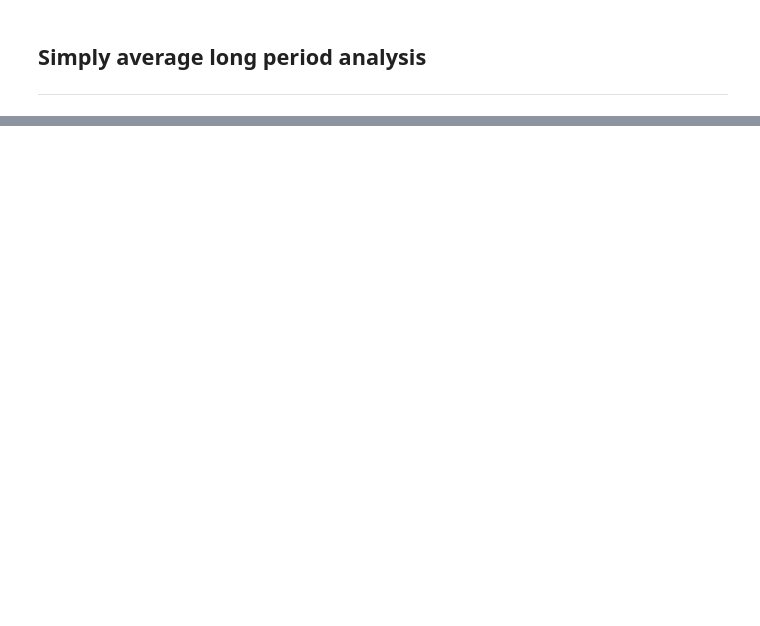
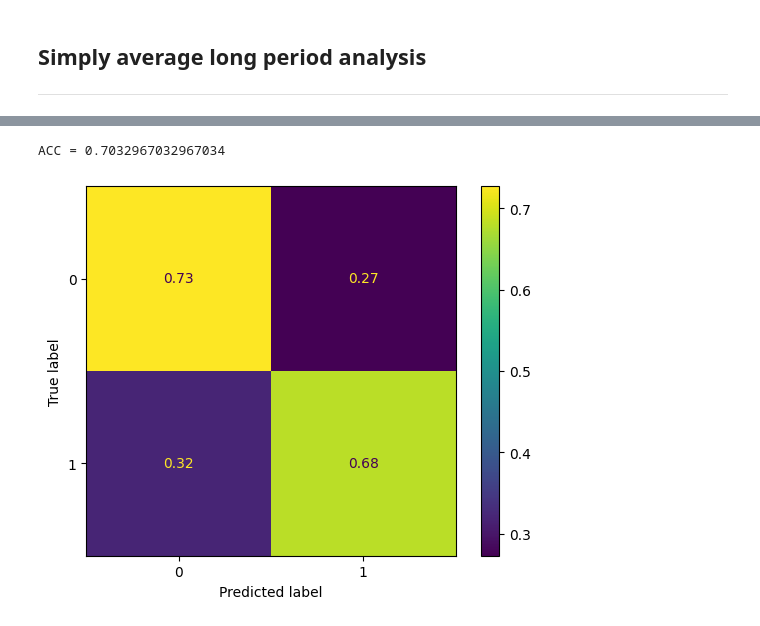
Before and after one commit to antonibezdzietny/FinancialReportsImpact, a Jupyter notebook: analysis/longPeriodAnalysis.ipynb, the cells around one changed output, grey strips where cells are left out. Cells and saved outputs as stored; diff of their text form; code cells hidden in the pictures; blank space fills up the shorter version.

```diff
--- a/analysis/longPeriodAnalysis.ipynb
+++ b/analysis/longPeriodAnalysis.ipynb
@@ -73,0 +124,17 @@ Index([   0,    1,    2,    3,    4,    5,    6,    7,    8,    9,
+# %%
+from sklearn import metrics
+y_pred = clf.predict(X_test)
+
+# Jakość klasyfikacji
+acc = metrics.accuracy_score(y_test, y_pred)
+
+# Macierz pomyłek
+cm = metrics.confusion_matrix(y_test, y_pred, labels=clf.classes_, normalize='true')
+
+print(f"ACC = {acc}")
+disp = metrics.ConfusionMatrixDisplay(cm)
+disp.plot()
+plt.show()
+# %% [output]
+ACC = 0.7032967032967034
+[figure, added]
```
Also changed, not shown: parts of 11 cells of this notebook, 1 other file.
